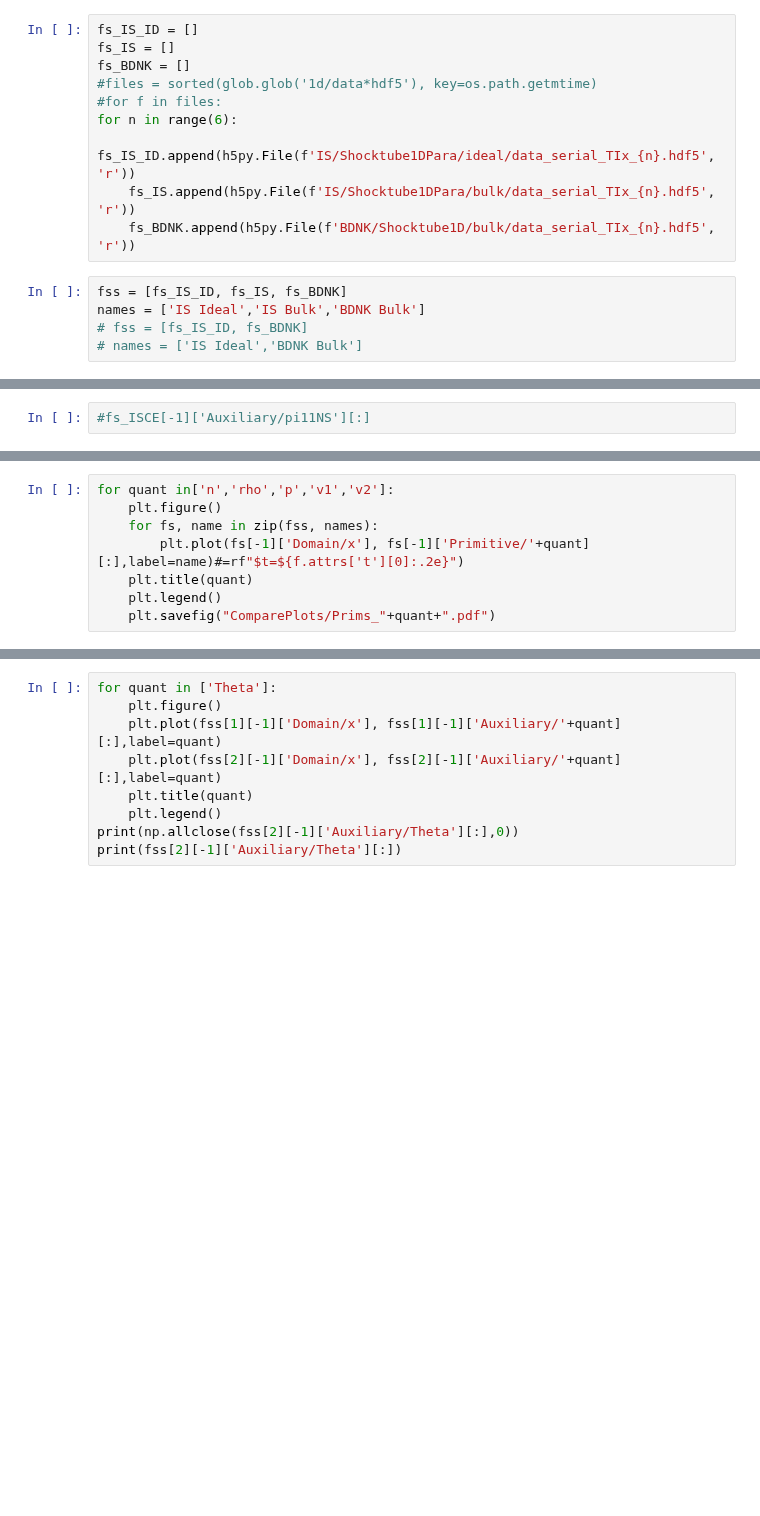
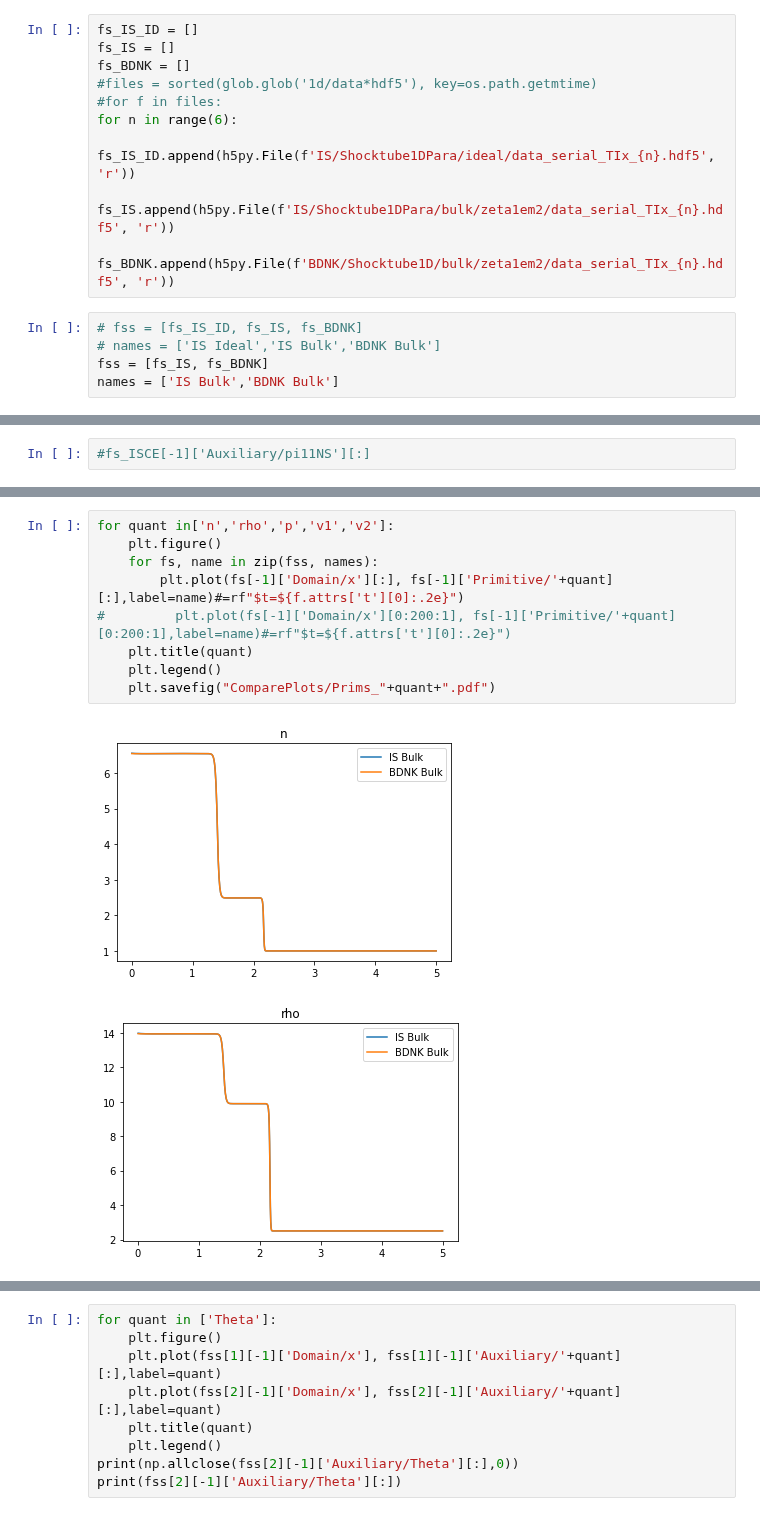
Before and after one commit to MarcusHatton/Plotting, a Jupyter notebook: IS_BDNK_Compare_StillShockID.ipynb, the cells around one changed output, grey strips where cells are left out. Drawn from its saved outputs; the diff is of its cells as text; blank space fills up the shorter version.

```diff
--- a/IS_BDNK_Compare_StillShockID.ipynb
+++ b/IS_BDNK_Compare_StillShockID.ipynb
@@ -16,13 +16,13 @@ fs_BDNK = []
 #for f in files:
 for n in range(6):
     fs_IS_ID.append(h5py.File(f'IS/Shocktube1DPara/ideal/data_serial_TIx_{n}.hdf5', 'r'))
-    fs_IS.append(h5py.File(f'IS/Shocktube1DPara/bulk/data_serial_TIx_{n}.hdf5', 'r'))
-    fs_BDNK.append(h5py.File(f'BDNK/Shocktube1D/bulk/data_serial_TIx_{n}.hdf5', 'r'))
+    fs_IS.append(h5py.File(f'IS/Shocktube1DPara/bulk/zeta1em2/data_serial_TIx_{n}.hdf5', 'r'))
+    fs_BDNK.append(h5py.File(f'BDNK/Shocktube1D/bulk/zeta1em2/data_serial_TIx_{n}.hdf5', 'r'))
 # %%
-fss = [fs_IS_ID, fs_IS, fs_BDNK]
-names = ['IS Ideal','IS Bulk','BDNK Bulk']
-# fss = [fs_IS_ID, fs_BDNK]
-# names = ['IS Ideal','BDNK Bulk']
+# fss = [fs_IS_ID, fs_IS, fs_BDNK]
+# names = ['IS Ideal','IS Bulk','BDNK Bulk']
+fss = [fs_IS, fs_BDNK]
+names = ['IS Bulk','BDNK Bulk']
 # %%
 # for fs in fss:
 #     print(fs[0]['Auxiliary/pi11'])
@@ -93,8 +104,12 @@ for quant in['D','Tau','S1']:
 # %%
 for quant in['n','rho','p','v1','v2']:
     plt.figure()
     for fs, name in zip(fss, names):
-        plt.plot(fs[-1]['Domain/x'], fs[-1]['Primitive/'+quant][:],label=name)#=rf"$t=${f.attrs['t'][0]:.2e}")
+        plt.plot(fs[-1]['Domain/x'][:], fs[-1]['Primitive/'+quant][:],label=name)#=rf"$t=${f.attrs['t'][0]:.2e}")
+#         plt.plot(fs[-1]['Domain/x'][0:200:1], fs[-1]['Primitive/'+quant][0:200:1],label=name)#=rf"$t=${f.attrs['t'][0]:.2e}")
     plt.title(quant)
     plt.legend()
     plt.savefig("ComparePlots/Prims_"+quant+".pdf")
+# %% [output]
+[figure, added]
+[figure, added]
```
Also changed, not shown: parts of 7 cells of this notebook, 16 other files.
